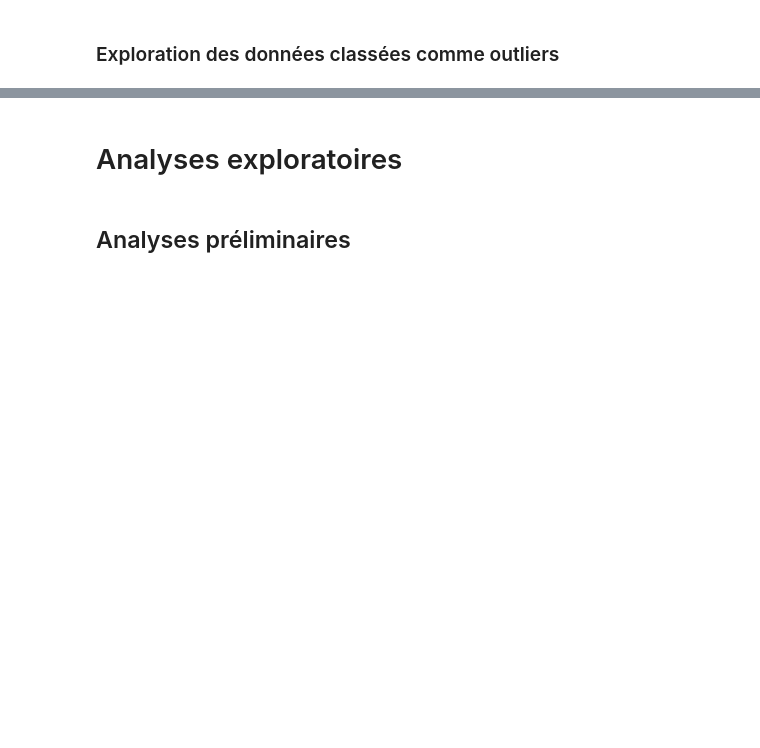
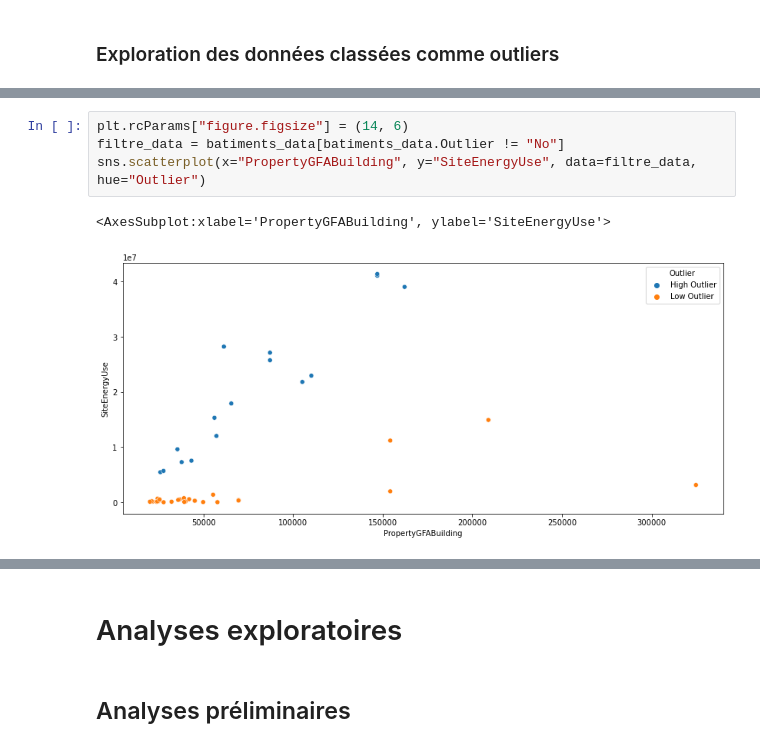
Before and after one commit to sebastienbourgeois/oc-p4-anticiper-besoin-consommation-batiments, a Jupyter notebook: Pelec_01_notebook.ipynb, the cells around one changed output, grey strips where cells are left out. Saved outputs shown, nothing was run; the diff lists cells and outputs as text; blank space fills up the shorter version.

```diff
--- a/Pelec_01_notebook.ipynb
+++ b/Pelec_01_notebook.ipynb
@@ -1045,0 +1070,7 @@ batiments_data[batiments_data.Outlier != "No"].sort_values(by=['Outlier'])
+# %%
+plt.rcParams["figure.figsize"] = (14, 6)
+filtre_data = batiments_data[batiments_data.Outlier != "No"]
+sns.scatterplot(x="PropertyGFABuilding", y="SiteEnergyUse", data=filtre_data, hue="Outlier")
+# %% [output]
+<AxesSubplot:xlabel='PropertyGFABuilding', ylabel='SiteEnergyUse'>
+[figure, added]
```
Also changed, not shown: parts of 25 cells of this notebook.
